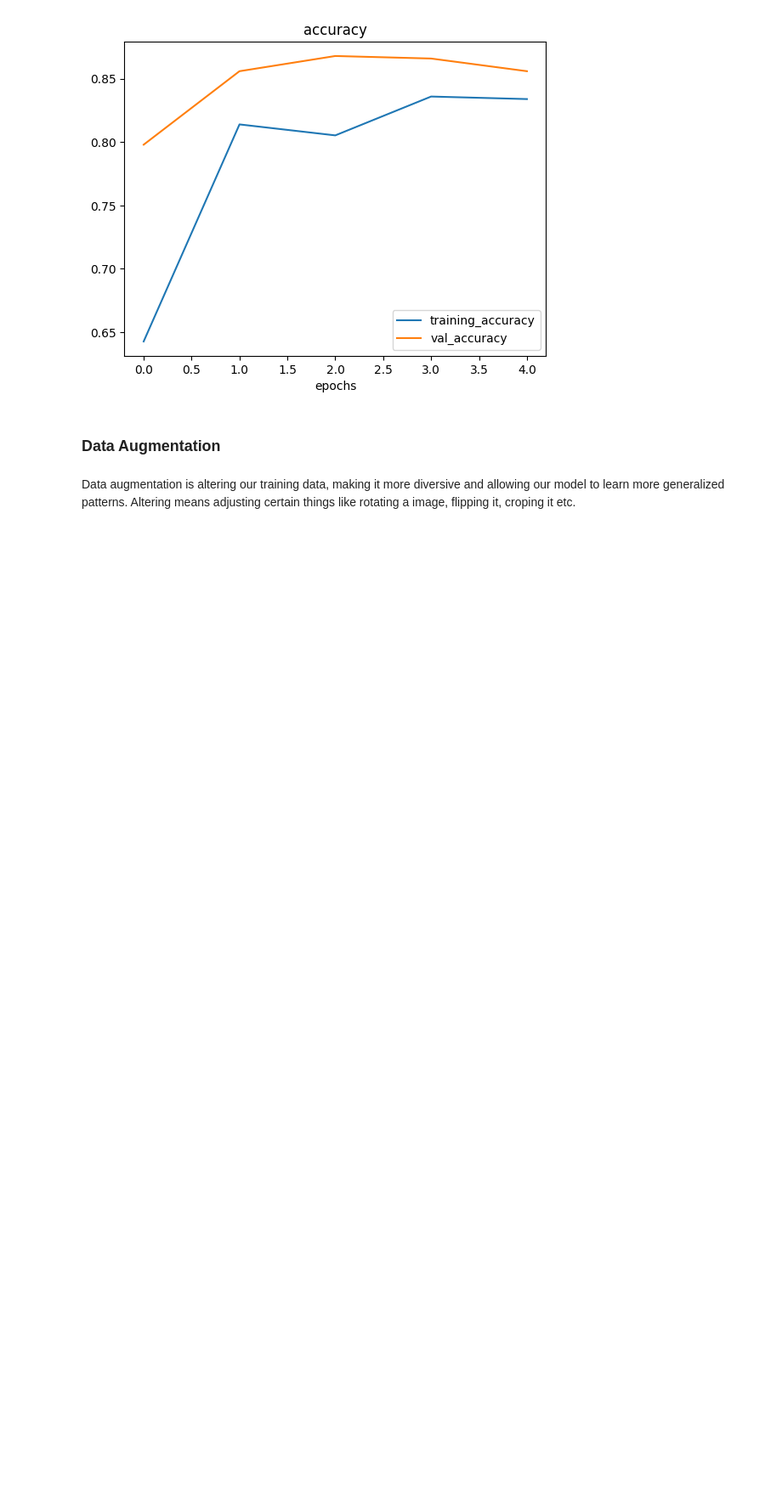
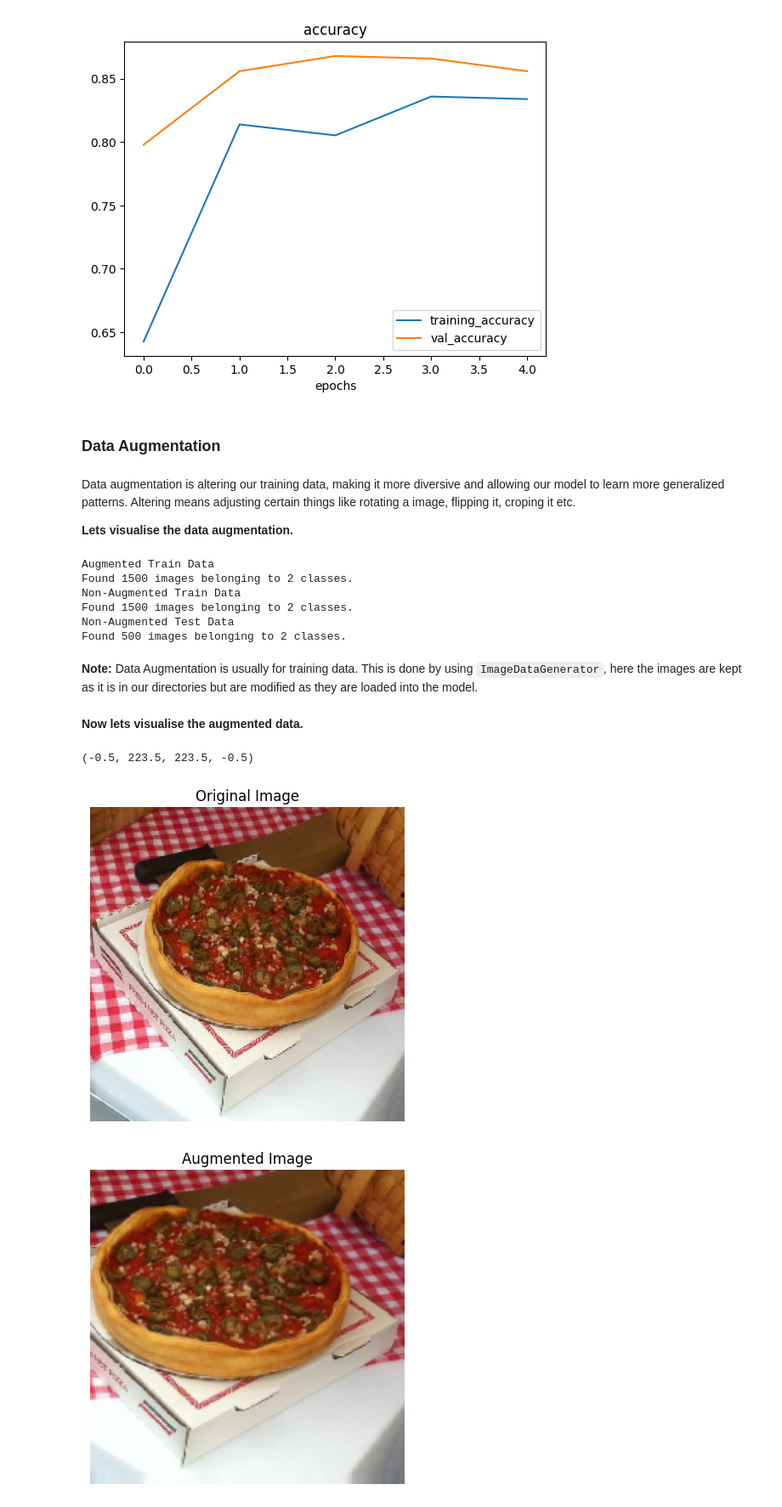
Before and after one commit to Kaushal-Top5699/tensorflow_cnn_cv, a Jupyter notebook: tensorflow_cnn_cv.ipynb, the cells around one changed output. Shown at 85% size. Cells and saved outputs as stored; diff of their text form; code cells hidden in the pictures; blank space fills up the shorter version.

Commit message:
Data Augmentation and visualization.

```diff
--- a/tensorflow_cnn_cv.ipynb
+++ b/tensorflow_cnn_cv.ipynb
@@ -715,3 +715,61 @@ train_datagen = ImageDataGenerator(rescale = 1./255.)
 test_datagen = ImageDataGenerator(rescale = 1./255.)
 # %% [markdown]
 Data augmentation is altering our training data, making it more diversive and allowing our model to learn more generalized patterns. Altering means adjusting certain things like rotating a image, flipping it, croping it etc.
+
+**Lets visualise the data augmentation.**
+# %%
+from tensorflow._api.v2.random import shuffle
+# Import data and augment it from training directory.
+print("Augmented Train Data")
+train_data_augmented = train_datagen_augmented.flow_from_directory(train_dir,
+                                                                   target_size=(224, 224),
+                                                                   batch_size=32,
+                                                                   class_mode="binary",
+                                                                   shuffle=False)
+
+# Non-augmented train data batches.
+print("Non-Augmented Train Data")
+train_data = train_datagen.flow_from_directory(train_dir,
+                                               target_size=(224, 224),
+                                               batch_size=32,
+                                               class_mode="binary",
+                                               shuffle=False)
+
+# Non-augmented test data batches.
+print("Non-Augmented Test Data")
+test_data = test_datagen.flow_from_directory(test_dir,
+                                             target_size=(224, 224),
+                                             batch_size=32,
+                                             class_mode="binary",
+                                             shuffle=False)
+# %% [output]
+Augmented Train Data
+Found 1500 images belonging to 2 classes.
+Non-Augmented Train Data
+Found 1500 images belonging to 2 classes.
+Non-Augmented Test Data
+Found 500 images belonging to 2 classes.
+# %% [markdown]
+**Note:** Data Augmentation is usually for training data. This is done by using `ImageDataGenerator`, here the images are kept as it is in our directories but are modified as they are loaded into the model.
+# %% [markdown]
+**Now lets visualise the augmented data.**
+# %%
+images, labels = train_data.next()
+augmentated_images, augmentated_labels = train_data_augmented.next()
+# %%
+# Show the original image and augmented image.
+import random
+
+random_num = random.randint(0, 31) # Because batch size is 32.
+plt.imshow(images[random_num])
+plt.title("Original Image")
+plt.axis(False)
+plt.figure()
+
+plt.imshow(augmentated_images[random_num])
+plt.title("Augmented Image")
+plt.axis(False)
+# %% [output]
+(-0.5, 223.5, 223.5, -0.5)
+[figure, added]
+[figure, added]
```
